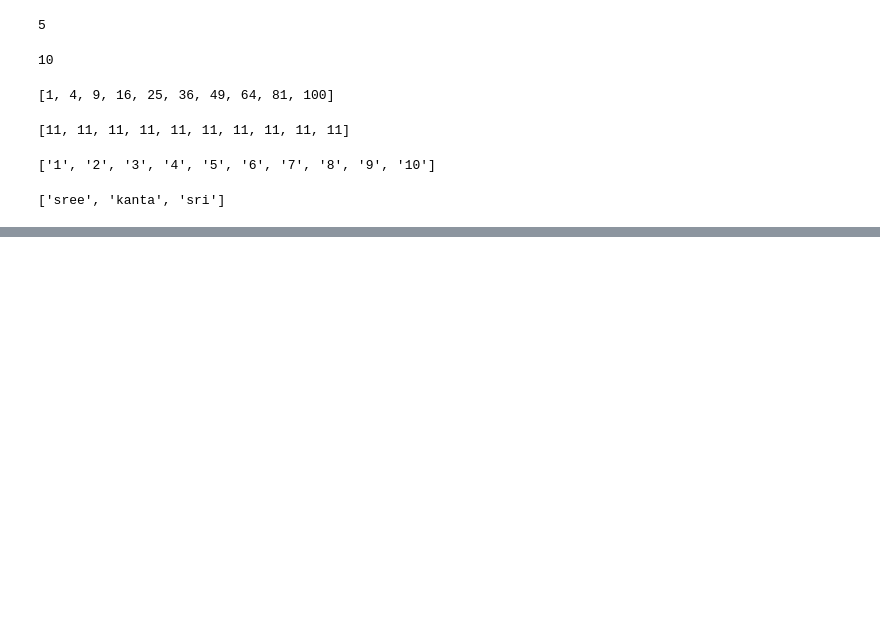
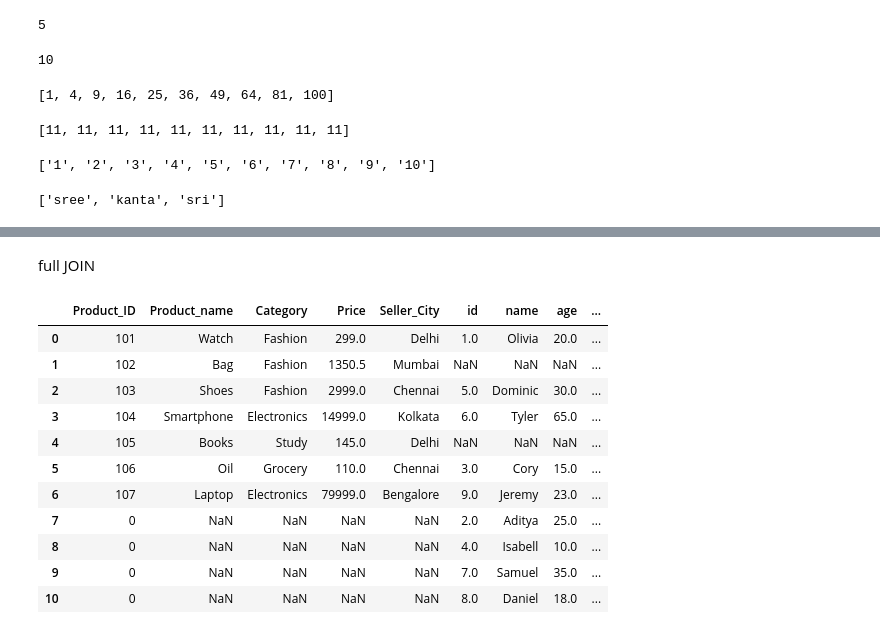
Before and after one commit to sp32747/llm_kris_init, a Jupyter notebook: LLM_SEP_24/TESTPYTHON/Pract1.ipynb, the cells around one changed output, grey strips where cells are left out. Saved outputs shown, nothing was run; the diff lists cells and outputs as text; code cells hidden in the pictures; blank space fills up the shorter version.

```diff
--- a/LLM_SEP_24/TESTPYTHON/Pract1.ipynb
+++ b/LLM_SEP_24/TESTPYTHON/Pract1.ipynb
@@ -312,0 +379,24 @@ x
+# %%
+import pandas as pd
+
+product=pd.DataFrame({
+    'Product_ID':[101,102,103,104,105,106,107],
+    'Product_name':['Watch','Bag','Shoes','Smartphone','Books','Oil','Laptop'],
+    'Category':['Fashion','Fashion','Fashion','Electronics','Study','Grocery','Electronics'],
+    'Price':[299.0,1350.50,2999.0,14999.0,145.0,110.0,79999.0],
+    'Seller_City':['Delhi','Mumbai','Chennai','Kolkata','Delhi','Chennai','Bengalore']
+})
+# %%
+customer=pd.DataFrame({
+    'id':[1,2,3,4,5,6,7,8,9],
+    'name':['Olivia','Aditya','Cory','Isabell','Dominic','Tyler','Samuel','Daniel','Jeremy'],
+    'age':[20,25,15,10,30,65,35,18,23],
+    'Product_ID':[101,0,106,0,103,104,0,0,107],
+    'Purchased_Product':['Watch','NA','Oil','NA','Shoes','Smartphone','NA','NA','Laptop'],
+    'City':['Mumbai','Delhi','Bangalore','Chennai','Chennai','Delhi','Kolkata','Delhi','Mumbai']
+})
+
+
+
+print(product)
+print(customer)
@@ -312,0 +433,17 @@ x
+# %% [markdown]
+full JOIN
+# %%
+pd.merge(product,customer,on='Product_ID',how='outer')
+# %% [output]
+|  | Product_ID | Product_name | Category | Price | Seller_City | id | name | age | ... |
+| 0 | 101 | Watch | Fashion | 299.0 | Delhi | 1.0 | Olivia | 20.0 | ... |
+| 1 | 102 | Bag | Fashion | 1350.5 | Mumbai | NaN | NaN | NaN | ... |
+| 2 | 103 | Shoes | Fashion | 2999.0 | Chennai | 5.0 | Dominic | 30.0 | ... |
+| 3 | 104 | Smartphone | Electronics | 14999.0 | Kolkata | 6.0 | Tyler | 65.0 | ... |
+| 4 | 105 | Books | Study | 145.0 | Delhi | NaN | NaN | NaN | ... |
+| 5 | 106 | Oil | Grocery | 110.0 | Chennai | 3.0 | Cory | 15.0 | ... |
+| 6 | 107 | Laptop | Electronics | 79999.0 | Bengalore | 9.0 | Jeremy | 23.0 | ... |
+| 7 | 0 | NaN | NaN | NaN | NaN | 2.0 | Aditya | 25.0 | ... |
+| 8 | 0 | NaN | NaN | NaN | NaN | 4.0 | Isabell | 10.0 | ... |
+| 9 | 0 | NaN | NaN | NaN | NaN | 7.0 | Samuel | 35.0 | ... |
+| 10 | 0 | NaN | NaN | NaN | NaN | 8.0 | Daniel | 18.0 | ... |
```
Also changed, not shown: parts of 16 cells of this notebook, 14 other files.
